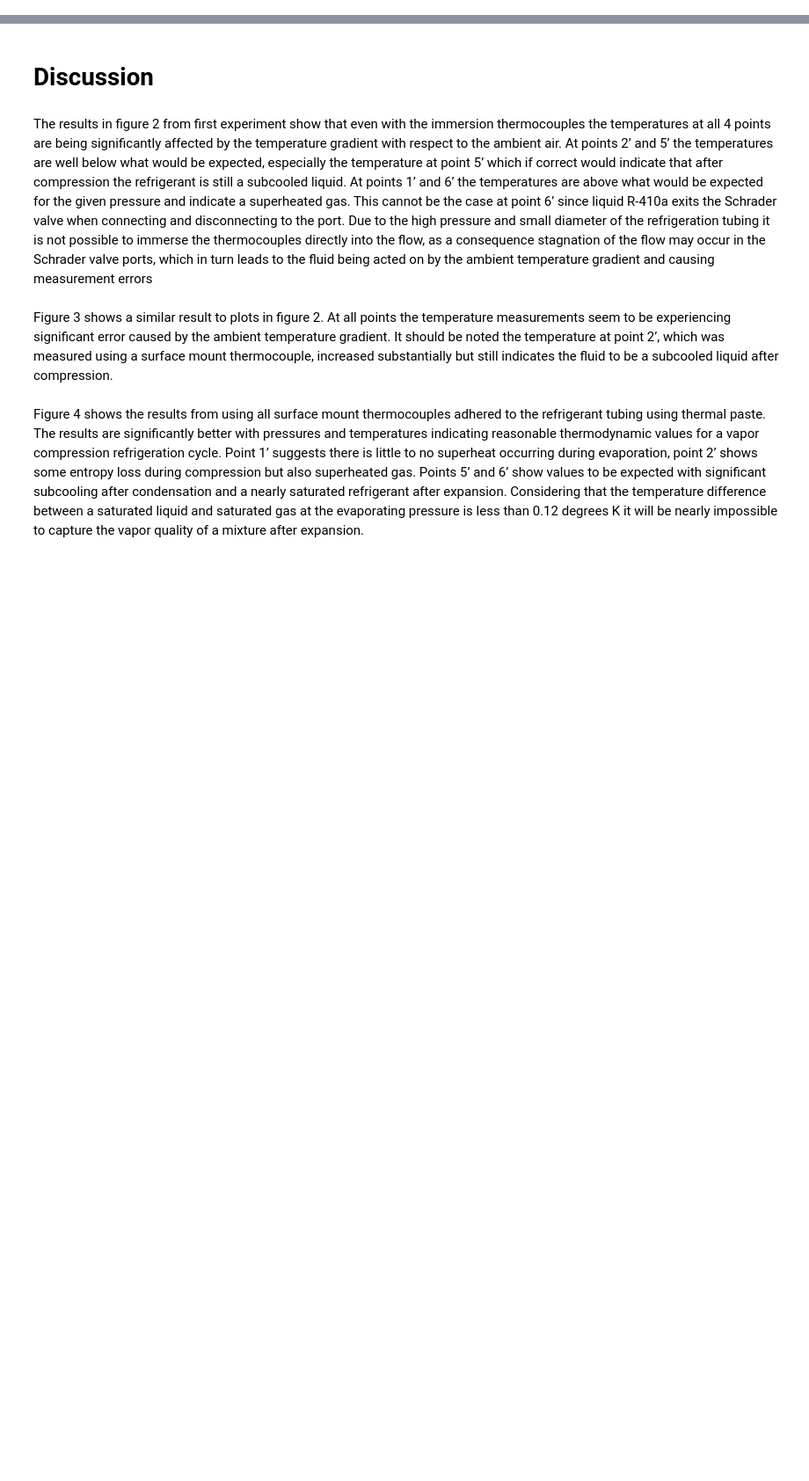
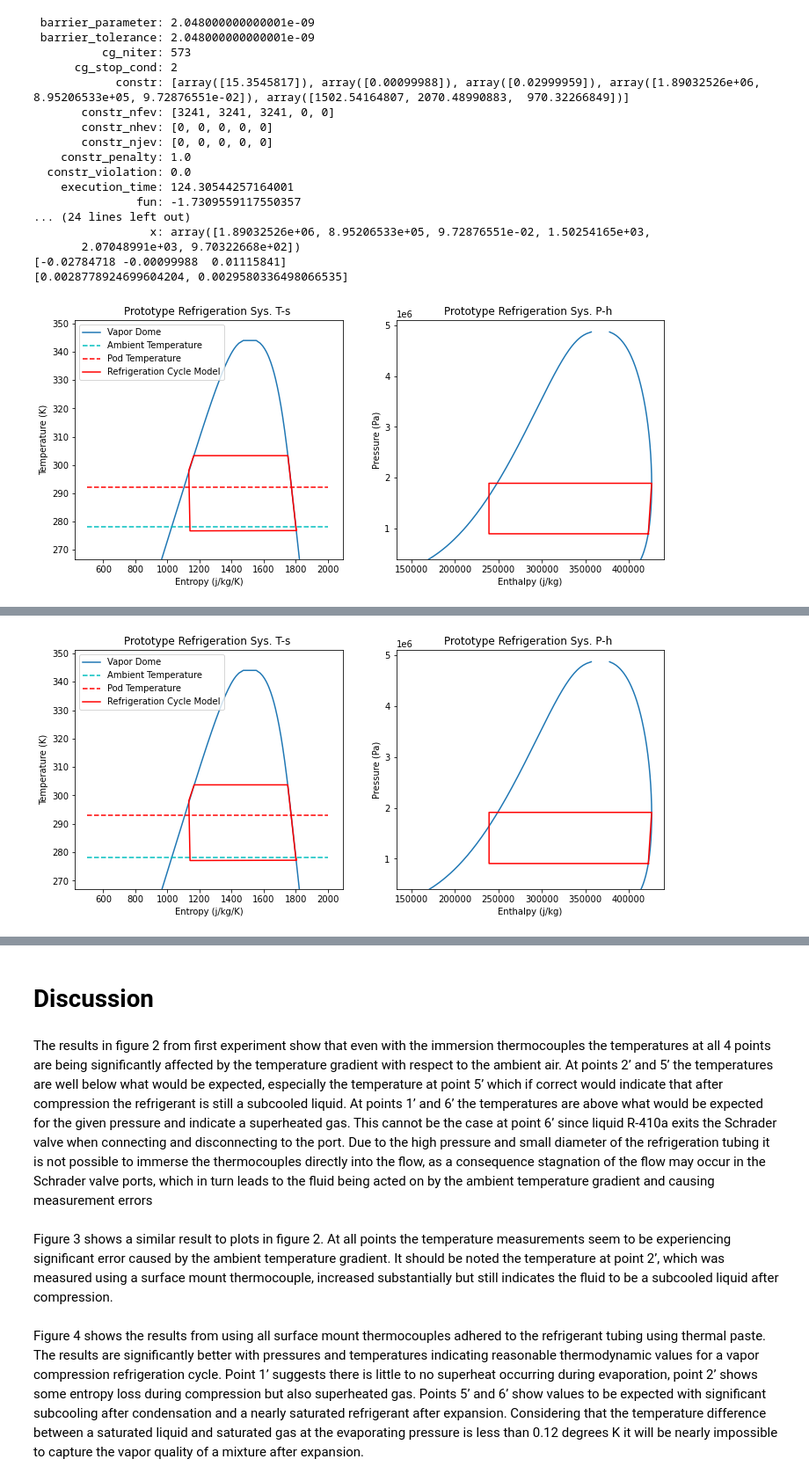
Before and after one commit to ChaseKlewicki/VCRC-Optimize, a Jupyter notebook: Optimize Model Playground.ipynb, the cells around one changed output, grey strips where cells are left out. Shown at 88% size. Cells and saved outputs as stored; diff of their text form; code cells hidden in the pictures; blank space fills up the shorter version.

Commit message:
Master's Thesis Figures
Changes for plots for masters thesis

```diff
--- a/Optimize Model Playground.ipynb
+++ b/Optimize Model Playground.ipynb
@@ -178,0 +108,71 @@ failed
+# %%
+fixData = pd.read_pickle(path + 'fixDataframe.pkl')
+
+RPM_cond = 2100
+RPM_evap = 1400
+
+for index, row in fixData.iterrows():
+
+    Var = np.array([row['P (Pa)'][1],
+                    row['P (Pa)'][0],
+                    row['T (K)'][8] - row['T (K)'][7],
+                    1500,
+                    RPM_cond, # Matches HT-900 CFM of 350 CFM and ~ 40: W measured with power meter 01/22 https://www.cnet.com/products/honeywell-ht-900-turboforce-air-circulator-fan/
+                    RPM_evap # Matches 80 W measured with power meter 01/22
+                    ])
+
+    Inputs = np.array([
+                       row['Ambient T (K)'],
+                       row['Pod T (K)'],
+                       row['Q_L (W)'],
+                      ])
+
+    Param = np.array([
+                     ])
+
+    [Vars, COSP] =  of.adjust_cycle_fmin(Var, Inputs, Param)
+
+    [P, T, h, s, abscissa, m_dot, Q_L, Q_H, W_comp, W_fan_c, W_fan_e, COSP, Deficit] = of.make_cycle(Vars, Inputs, Param)
+
+
+
+    optimizeData = optimizeData.append(pd.DataFrame({'Ambient T (K)': row['Ambient T (K)'], 'Pod T (K)': row['Pod T (K)'], 'P (Pa)': [P],
+                                                     'T (K)': [T], 'h (j/kg)': [h], 's (j/kg K)': [s], 'abcissa': [abscissa],
+                                                     'Mass Flux (kg/s)': [m_dot], 'Q_L (W)': Q_L, 'Q_H (W)': Q_H, 'Compressor Work (W)': W_comp,
+                                                     'Condenser Fan Work': W_fan_c, 'Evapoator Fan Work': W_fan_e, 'COSP': COSP,
+                                                     'Compressor RPM': Vars[3], 'Condesner Fan RPM': Vars[4], 'Evaporator Fan RPM': Vars[5],
+                                                     'Deficits': [Deficit]}))
+
+    print(Deficit)
+    print(m_dot)
+
+    thermodynamic_plots(optimizeData.iloc[-1], lgnd = ['Vapor Dome', 'Ambient Temperature',
+                                                      'Pod Temperature', 'Refrigeration Cycle Model',], annotate = False, style = ['r-', None])
+
+# Replace data with better min
+optimizeData = optimizeData.drop(range(14,18), axis =0)
+optimizeData = optimizeData.reset_index()
+optimizeData = optimizeData.drop('level_0', axis = 1)
+optimizeData = optimizeData.drop('index', axis = 1)
+# optimizeData.to_pickle(path + 'optimizeDataframe.pkl')
+
+# optimizeData = pd.read_pickle(path + 'optimizeDataframe.pkl')
+# %% [output]
+ barrier_parameter: 2.048000000000001e-09
+ barrier_tolerance: 2.048000000000001e-09
+          cg_niter: 573
+      cg_stop_cond: 2
+            constr: [array([15.3545817]), array([0.00099988]), array([0.02999959]), array([1.89032526e+06, 8.95206533e+05, 9.72876551e-02]), array([1502.54164807, 2070.48990883,  970.32266849])]
+       constr_nfev: [3241, 3241, 3241, 0, 0]
+       constr_nhev: [0, 0, 0, 0, 0]
+       constr_njev: [0, 0, 0, 0, 0]
+    constr_penalty: 1.0
+  constr_violation: 0.0
+    execution_time: 124.30544257164001
+               fun: -1.7309559117550357
+... (24 lines left out)
+                 x: array([1.89032526e+06, 8.95206533e+05, 9.72876551e-02, 1.50254165e+03,
+       2.07048991e+03, 9.70322668e+02])
+[-0.02784718 -0.00099988  0.01115841]
+[0.0028778924699604204, 0.0029580336498066535]
+[figure, added]
@@ -178,0 +196 @@ failed
+[figure, added]
```
Also changed, not shown: parts of 11 cells of this notebook, 7 other files.
